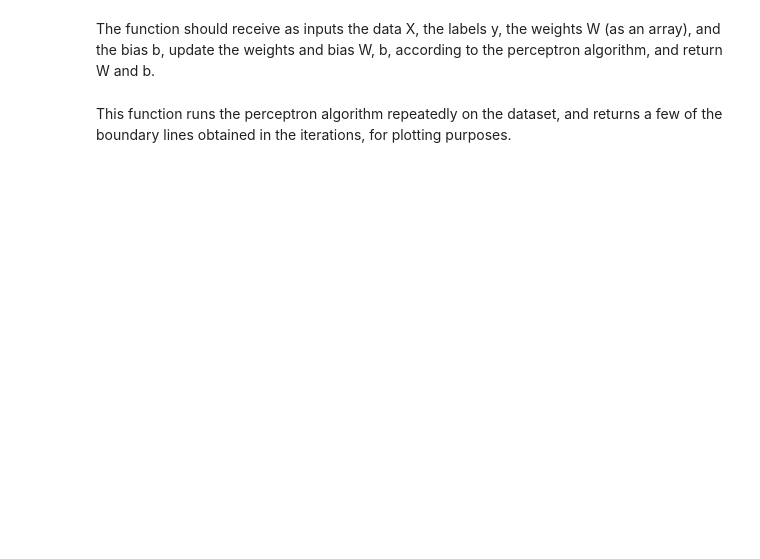
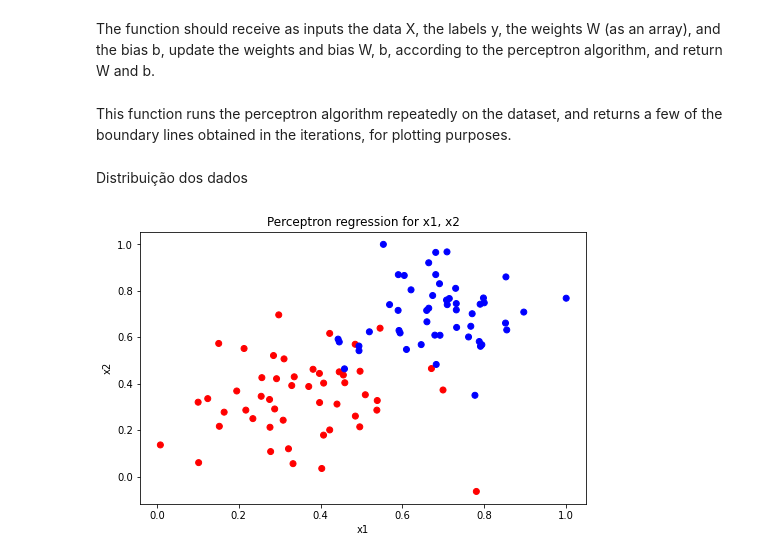
Before and after one commit to Noccium/Perceptron, a Jupyter notebook: perceptron.ipynb, the cells around one changed output. Cells and saved outputs as stored; diff of their text form; code cells hidden in the pictures; blank space fills up the shorter version.

```diff
--- a/perceptron.ipynb
+++ b/perceptron.ipynb
@@ -5 +13,5 @@ import numpy as np
+# %%
+def getData():
+  data = pd.read_csv("/content/drive/My Drive/Colab Notebooks/data.csv", names=["x1", "x2", "y"])
+  return data
 # %%
@@ -33,3 +52,24 @@ def trainPerceptronAlgorithm(X, y, learn_rate = 0.01, num_epochs = 25):
         W, b = perceptronStep(X, y, W, b, learn_rate)
         boundary_lines.append((-W[0]/W[1], -b/W[1]))
     return boundary_lines
+# %% [markdown]
+Distribuição dos dados
+# %%
+data = getData();
+#X = data.iloc[:,[0,1]]
+#y = data.iloc[:,[2]]
+X = data.loc[:,["x1","x2"]]
+y = data.loc[:, "y"]
+
+x1 = X.iloc[:, 0]
+x2 = X.iloc[:, 1]
+
+color = ['red' if value == 1 else 'blue' for value in y]
+plt.figure(figsize=(8,5))
+plt.scatter(x1, x2, marker='o', color=color)
+plt.xlabel('x1')
+plt.ylabel('x2')
+plt.title('Perceptron regression for x1, x2')
+plt.show()
+# %% [output]
+[figure, added]
```
Also changed, not shown: parts of 7 cells of this notebook.
